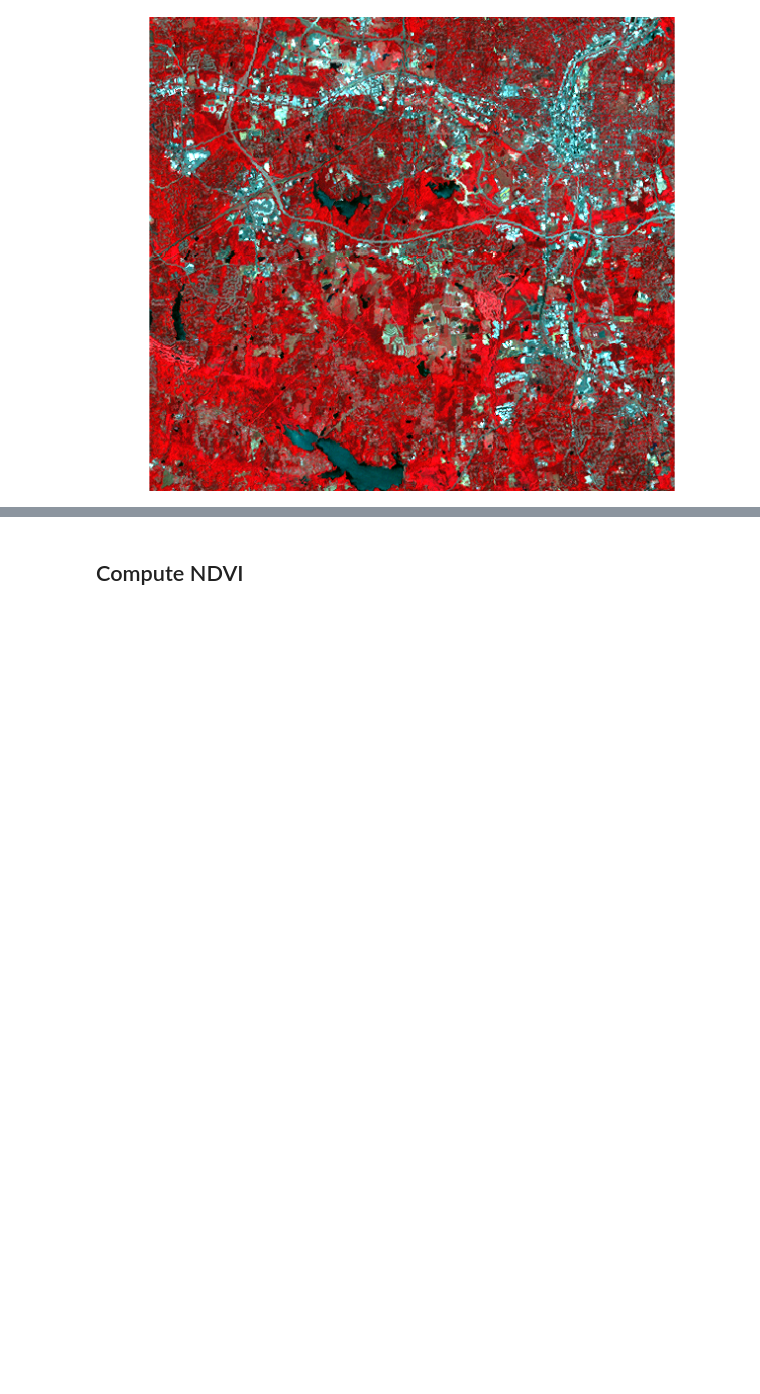
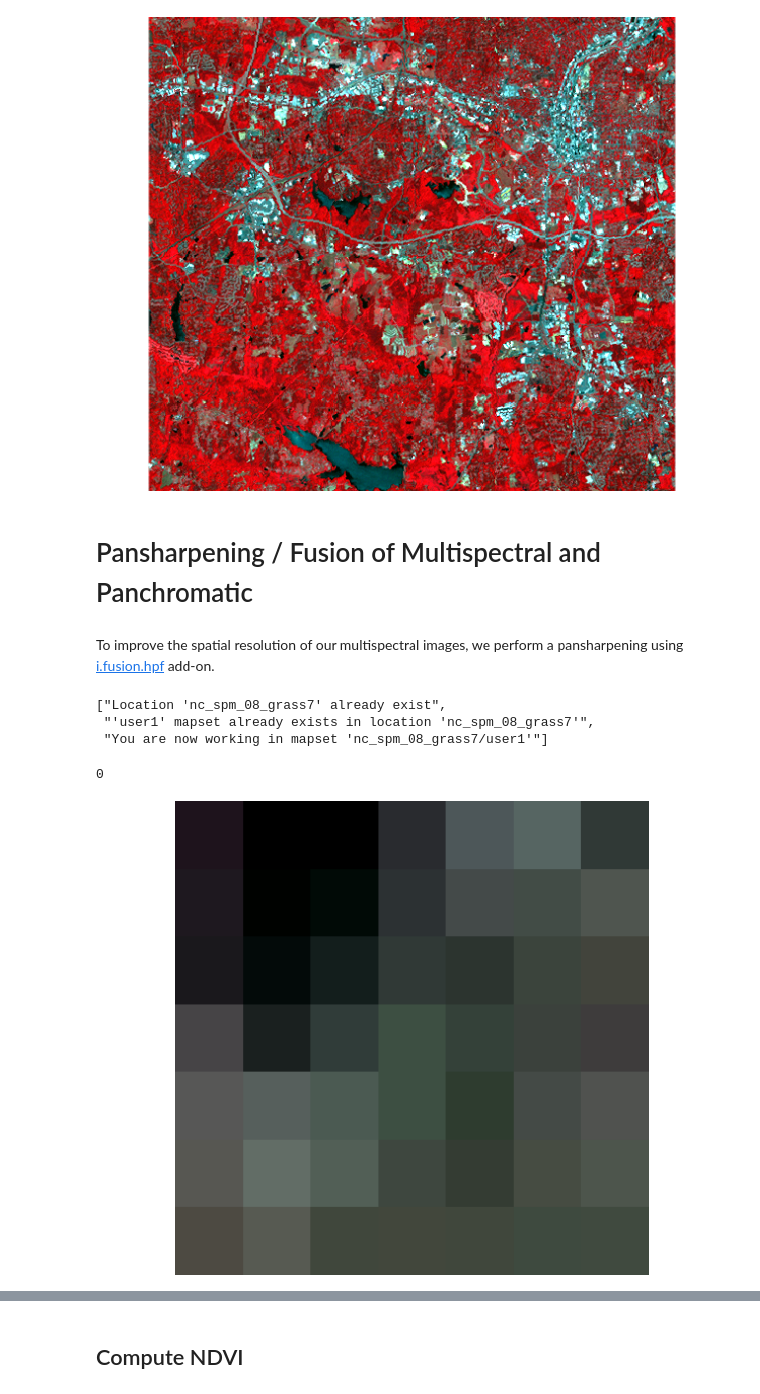
Before and after one commit to tgrippa/Demo_Docker_GRASS_R, a Jupyter notebook: JupyterNotebook/1_OBIA_processing.ipynb, the cells around one changed output, grey strips where cells are left out. Cells and saved outputs as stored; diff of their text form; code cells hidden in the pictures; blank space fills up the shorter version.

```diff
--- a/JupyterNotebook/1_OBIA_processing.ipynb
+++ b/JupyterNotebook/1_OBIA_processing.ipynb
@@ -148,7 +159,11 @@ lsat7_2002_62@PERMANENT
 lsat7_2002_70@PERMANENT
 lsat7_2002_80@PERMANENT
 # %%
-# Define the default computational region
-gscript.run_command('g.region', flags='s', raster='lsat7_2002_20@PERMANENT')
+# Define the default computational region to match the extend and spatial resolution of the panchromatic
+gscript.run_command('g.region', flags='s', raster='lsat7_2002_80@PERMANENT')
 # %% [output]
 0
+# %%
+# Save a smaller region for zoom display
+gscript.run_command('g.region', flags='a', n='220805', s='219650', e='641495', w='639074', save='zoom1')
+gscript.run_command('g.region', flags='a', n='220000', s='219900', e='640000', w='639900', save='zoom2')
@@ -182,3 +200,33 @@ gscript.run_command('d.rgb', blue='lsat7_2002_20', green='lsat7_2002_30', red='l
 Image(filename="map.png")
 # %% [output]
 [figure]
+# %% [markdown]
+# Pansharpening / Fusion of Multispectral and Panchromatic
+# %% [markdown]
+To improve the spatial resolution of our multispectral images, we perform a pansharpening using [i.fusion.hpf](https://grass.osgeo.org/grass78/manuals/addons/i.fusion.hpf.html) add-on.
+# %%
+# Create mapset
+launch_mapset("user1")
+# %% [output]
+["Location 'nc_spm_08_grass7' already exist",
+ "'user1' mapset already exists in location 'nc_spm_08_grass7'",
+ "You are now working in mapset 'nc_spm_08_grass7/user1'"]
+# %%
+# Fusion of Panchromatic and Multispectral bands
+gscript.run_command('g.region', flags='d')
+gscript.run_command('i.fusion.hpf', pan='lsat7_2002_80', msx='lsat7_2002_10,lsat7_2002_20,lsat7_2002_30,lsat7_2002_40', suffix='hpf')
+# %% [output]
+0
+# %%
+# Apply histogram equalisation
+gscript.run_command('g.region', flags='d')
+gscript.run_command('i.colors.enhance', blue='lsat7_2002_10hpf', green='lsat7_2002_20hpf', red='lsat7_2002_30hpf')
+# Erase any display instance
+gscript.run_command('g.region', region='zoom2')
+gscript.run_command('d.erase')
+# Add the buffer layer to the display
+gscript.run_command('d.rgb', blue='lsat7_2002_10hpf', green='lsat7_2002_20hpf', red='lsat7_2002_30hpf')
+# Display
+Image(filename="map.png")
+# %% [output]
+[figure, added]
```
Also changed, not shown: parts of 39 cells of this notebook, 1 other file.
